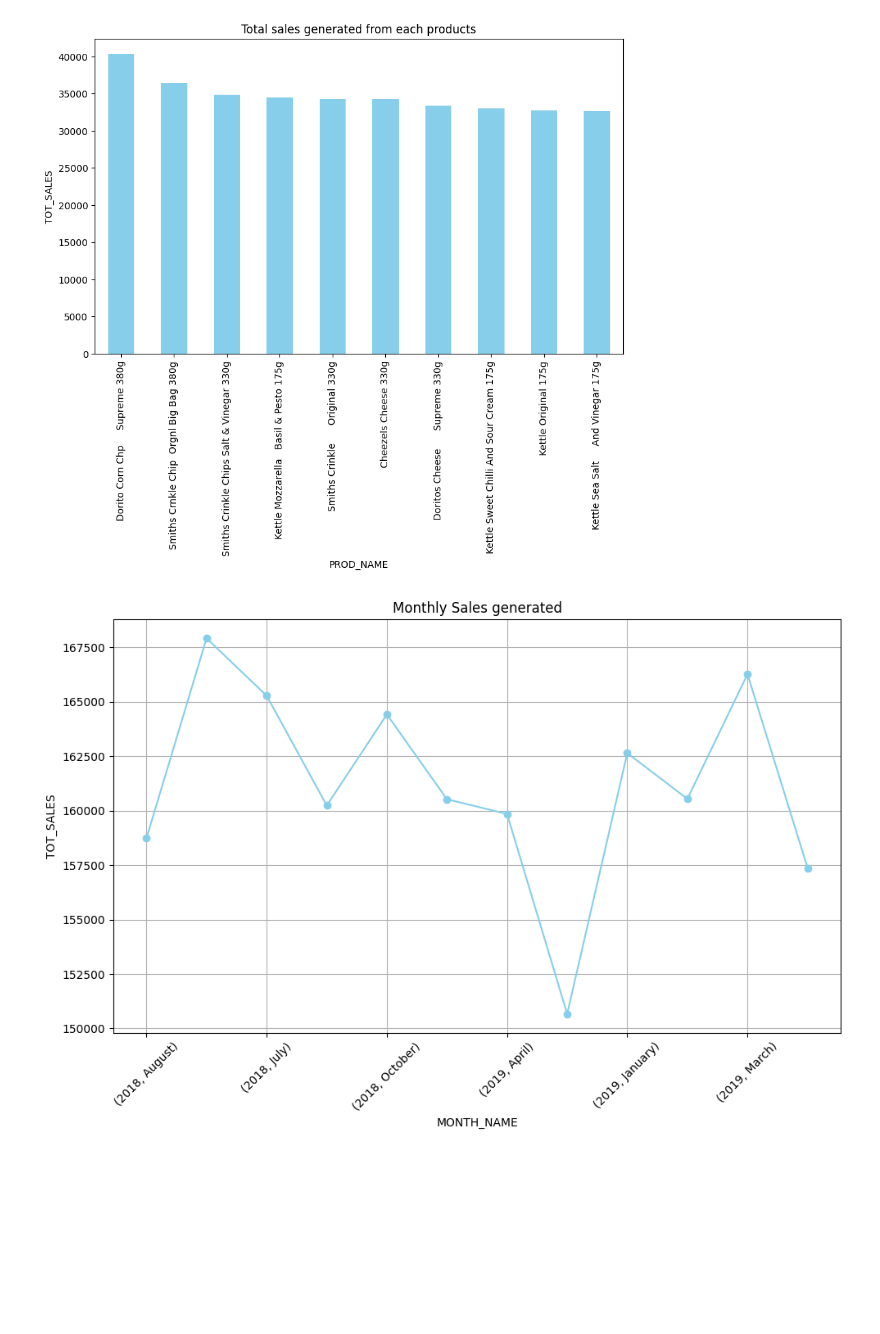
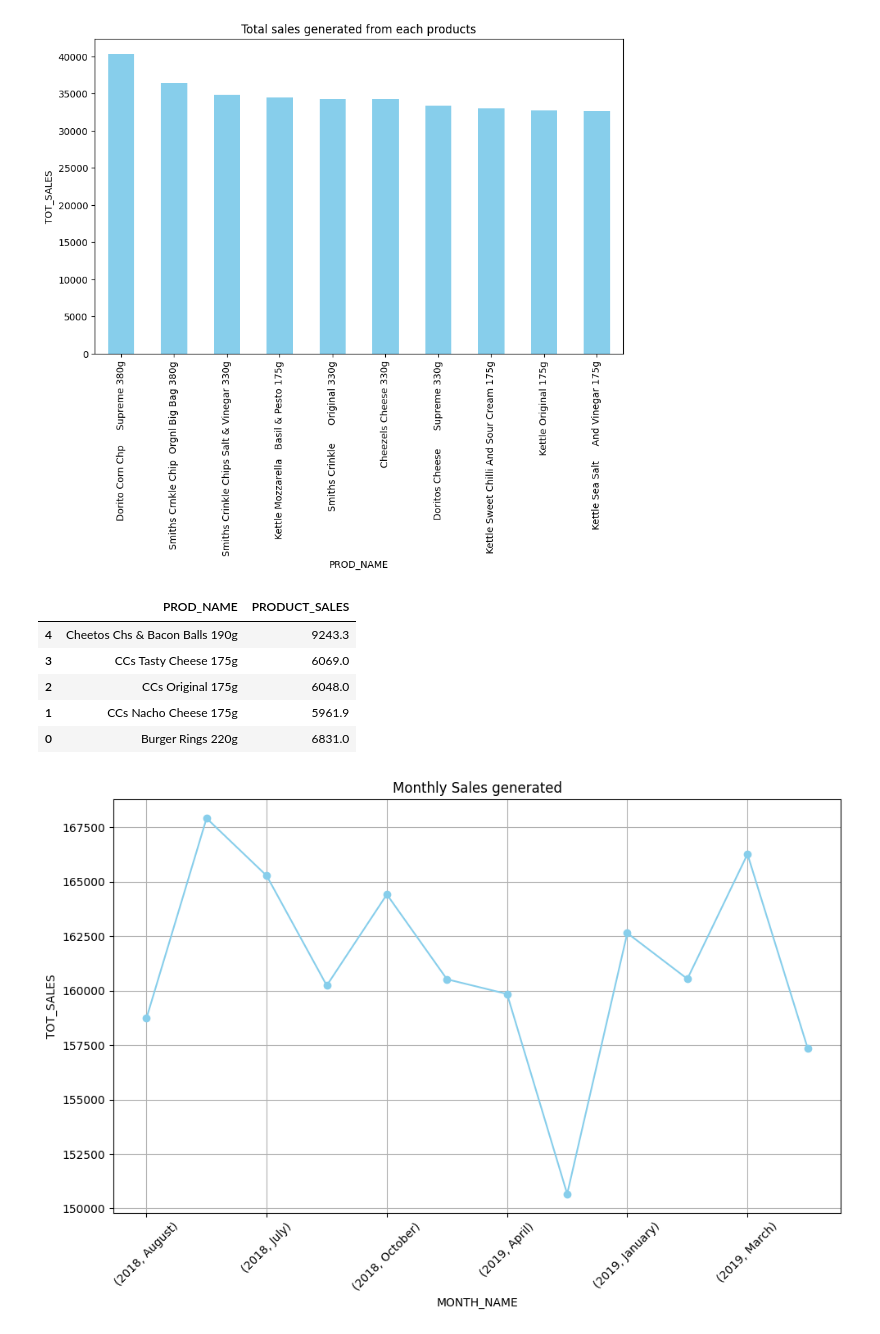
Before and after one commit to Vedant-cloud-ctrl/Quantium, a Jupyter notebook: Quantium_Task_1.ipynb, the cells around one changed output. Saved outputs shown, nothing was run; the diff lists cells and outputs as text; code cells hidden in the pictures; blank space fills up the shorter version.

```diff
--- a/Quantium_Task_1.ipynb
+++ b/Quantium_Task_1.ipynb
@@ -92,4 +88,15 @@ plt.xticks(rotation=90)
 plt.show()
 # %% [output]
 [figure]
+# %%
+# Each Product Sales
+product_sales = df_1.groupby("PROD_NAME")["TOT_SALES"].sum().reset_index(name="PRODUCT_SALES")
+product_sales.head()
+# %% [output]
+|  | PROD_NAME | PRODUCT_SALES |
+| 4 | Cheetos Chs & Bacon Balls 190g | 9243.3 |
+| 3 | CCs Tasty Cheese 175g | 6069.0 |
+| 2 | CCs Original 175g | 6048.0 |
+| 1 | CCs Nacho Cheese 175g | 5961.9 |
+| 0 | Burger Rings 220g | 6831.0 |
 # %%
```
Also changed, not shown: parts of 11 cells of this notebook.
